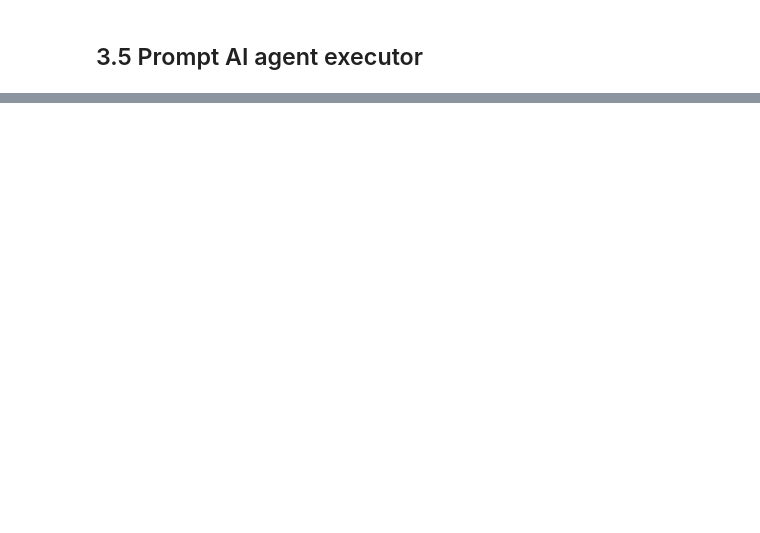
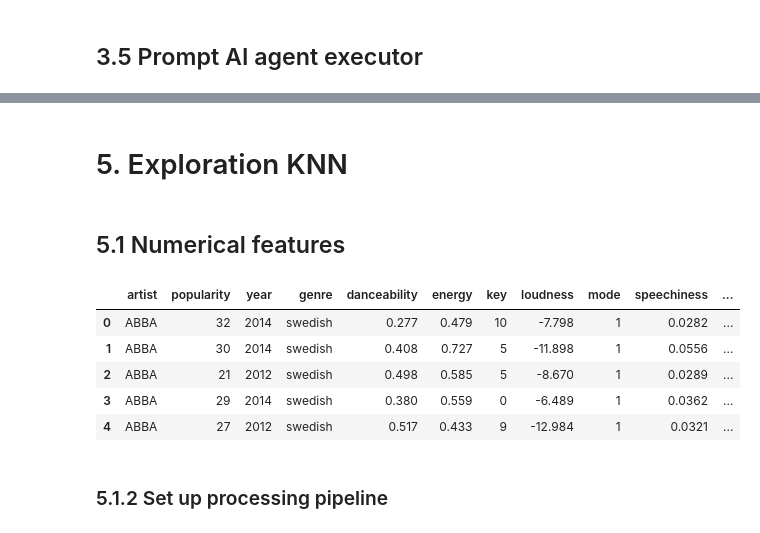
Before and after one commit to vicctoirec/wagon-bootcamp-project, a Jupyter notebook: notebooks/notebook_Victoire.ipynb, the cells around one changed output, grey strips where cells are left out. Drawn from its saved outputs; the diff is of its cells as text; code cells hidden in the pictures; blank space fills up the shorter version.

```diff
--- a/notebooks/notebook_Victoire.ipynb
+++ b/notebooks/notebook_Victoire.ipynb
@@ -290,0 +505,4 @@ Voici les 5 principaux thèmes des chansons de Dadju :
+# %% [markdown]
+# 5. Exploration KNN
+# %% [markdown]
+## 5.1 Numerical features
@@ -290,0 +512,15 @@ Voici les 5 principaux thèmes des chansons de Dadju :
+# %%
+df_9k_numerical = pd.read_csv('../raw_data/20250609_9k_spotify_metrics_lyrics_data.csv')
+# %%
+df_9k_numerical.drop(columns=['link', 'track_id', 'Unnamed: 0', 'text', 'song'], inplace=True)
+# %%
+df_9k_numerical.head()
+# %% [output]
+|  | artist | popularity | year | genre | danceability | energy | key | loudness | mode | speechiness | ... |
+| 0 | ABBA | 32 | 2014 | swedish | 0.277 | 0.479 | 10 | -7.798 | 1 | 0.0282 | ... |
+| 1 | ABBA | 30 | 2014 | swedish | 0.408 | 0.727 | 5 | -11.898 | 1 | 0.0556 | ... |
+| 2 | ABBA | 21 | 2012 | swedish | 0.498 | 0.585 | 5 | -8.670 | 1 | 0.0289 | ... |
+| 3 | ABBA | 29 | 2014 | swedish | 0.380 | 0.559 | 0 | -6.489 | 1 | 0.0362 | ... |
+| 4 | ABBA | 27 | 2012 | swedish | 0.517 | 0.433 | 9 | -12.984 | 1 | 0.0321 | ... |
+# %% [markdown]
+### 5.1.2 Set up processing pipeline
```
Also changed, not shown: parts of 43 cells of this notebook, 7 other files.
